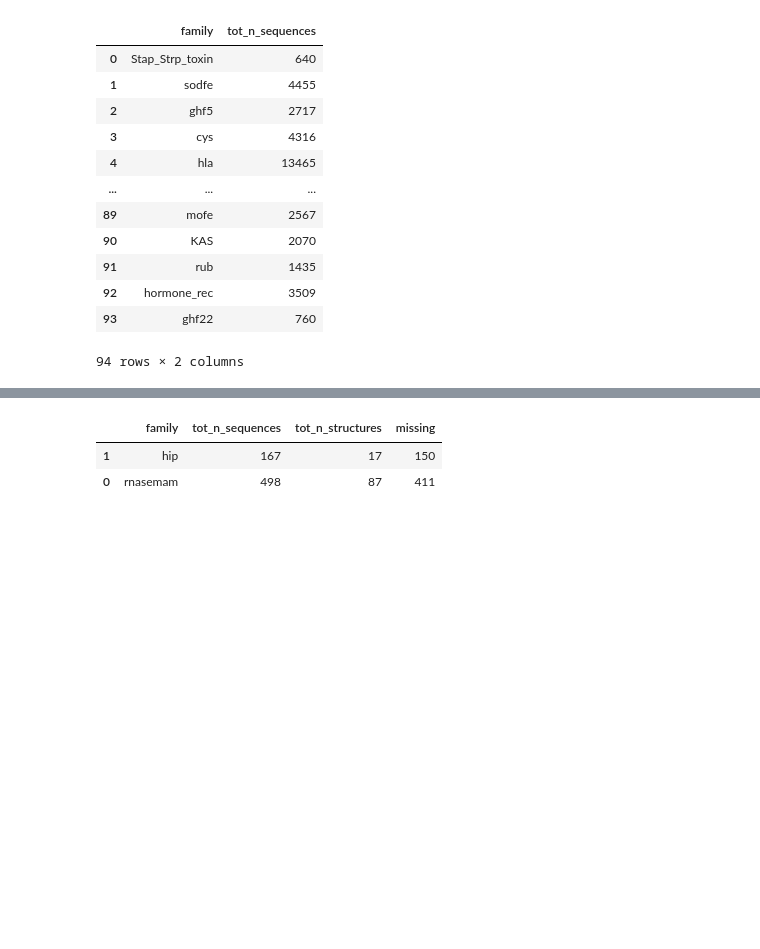
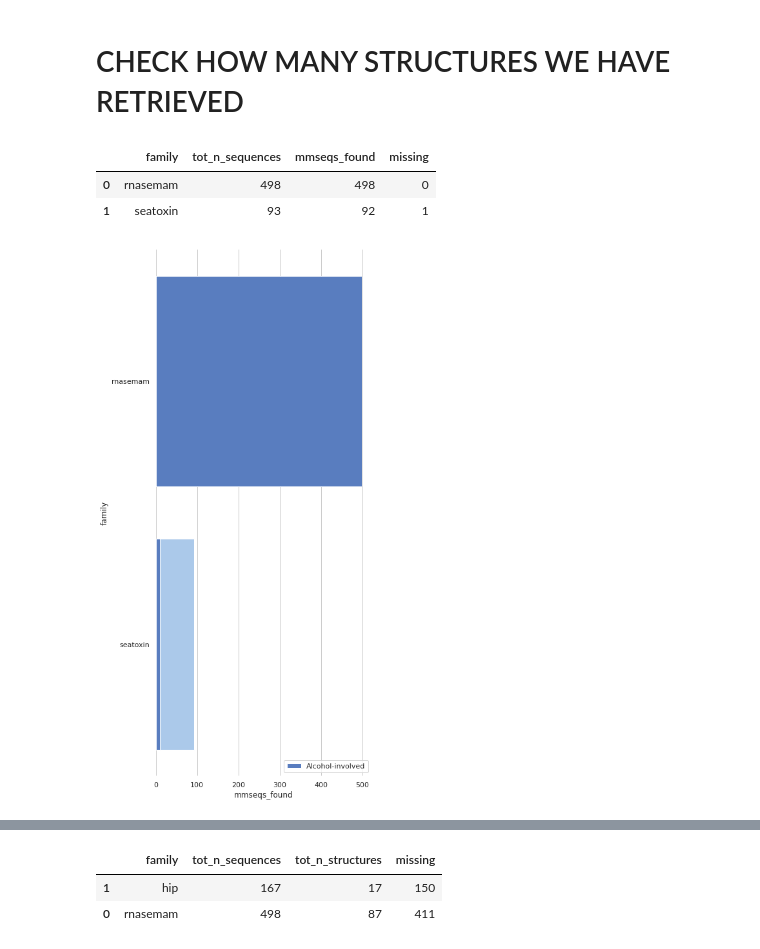
Before and after one commit to luisas/nf_structural_regression, a Jupyter notebook: notebook/1.0 Experimental Structures Homfam.ipynb, the cells around one changed output, grey strips where cells are left out. Drawn from its saved outputs; the diff is of its cells as text; code cells hidden in the pictures; blank space fills up the shorter version.

```diff
--- a/notebook/1.0 Experimental Structures Homfam.ipynb
+++ b/notebook/1.0 Experimental Structures Homfam.ipynb
@@ -26,0 +8,51 @@ sns.set_context("talk")
+# %% [markdown]
+# CHECK HOW MANY STRUCTURES WE HAVE RETRIEVED
+# %%
+# Load sequence summary
+summary_sequences = pd.read_csv("/home/luisasantus/Desktop/crg_cluster/data/structural_regression/stats/01_summary_homfam_length.csv")
+summary_nseq = summary_homfam[["file_combined","n_sequences_combined"]]
+summary_nseq = summary_nseq.rename(columns ={"file_combined": "family", "n_sequences_combined":"tot_n_sequences"})
+# %%
+# Load mmseqs summary
+mmseqs_summary = pd.DataFrame()
+for file in glob.glob("/home/luisasantus/Desktop/crg_cluster/data/structural_regression/homfam/pdbs/structures/search_hits/mmseqs/*/*.UniProtKB/filtered_hits.m8"):
+    family = os.path.basename(os.path.dirname(os.path.dirname(file)))
+    hits_df = str_seatoxin = pd.read_csv(file, sep='\t', header = None)
+    hits_df["family"] = family
+    hits_df = hits_df.rename(columns = { 0: "mmseqs_found"})
+    summary=summary = hits_df[["family", "mmseqs_found"]]
+    mmseqs_summary = pd.concat([mmseqs_summary, summary])
+mmseqs_summary_n = mmseqs_summary.groupby("family").count().reset_index()
+# %%
+# Here according to mmseqs
+summary_n = pd.merge(summary_nseq, mmseqs_summary_n, on = "family")
+summary_n["missing"] = summary_n["tot_n_sequences"] - summary_n["mmseqs_found"]
+summary_n.sort_values(by = "family")
+# %% [output]
+|  | family | tot_n_sequences | mmseqs_found | missing |
+| 0 | rnasemam | 498 | 498 | 0 |
+| 1 | seatoxin | 93 | 92 | 1 |
+# %%
+# Visualize
+
+# Initialize the matplotlib figure
+f, ax = plt.subplots(figsize=(6, 15))
+
+# Load the example car crash dataset
+crashes = sns.load_dataset("car_crashes").sort_values("total", ascending=False)
+
+# Plot the total crashes
+sns.set_color_codes("pastel")
+sns.barplot(x="tot_n_sequences", y="family", data=summary_n,color="b")
+
+# Plot the crashes where alcohol was involved
+sns.set_color_codes("muted")
+sns.barplot(x="mmseqs_found", y="family", data=summary_n,
+            label="Alcohol-involved", color="b")
+
+# Add a legend and informative axis label
+ax.legend(ncol=2, loc="lower right", frameon=True)
+
+sns.despine(left=True, bottom=True)
+# %% [output]
+[figure, added]
@@ -39,19 +75,3 @@ for file in glob.glob("/home/luisasantus/Desktop/crg_cluster/data/structural_reg
     str_summary =  pd.concat([str_summary, entry], ignore_index = True)
 summary_nstr = str_summary.groupby("family").count().reset_index()
 summary_nstr = summary_nstr.rename(columns ={"structure":"tot_n_structures"})
-# %%
-summary_nseq
-# %% [output]
-|  | family | tot_n_sequences |
-| 0 | Stap_Strp_toxin | 640 |
-| 1 | sodfe | 4455 |
-| 2 | ghf5 | 2717 |
-| 3 | cys | 4316 |
-| 4 | hla | 13465 |
-| ... | ... | ... |
-| 89 | mofe | 2567 |
-| 90 | KAS | 2070 |
-| 91 | rub | 1435 |
-| 92 | hormone_rec | 3509 |
-| 93 | ghf22 | 760 |
-94 rows × 2 columns
```
Also changed, not shown: parts of 13 cells of this notebook, 47 other files.
